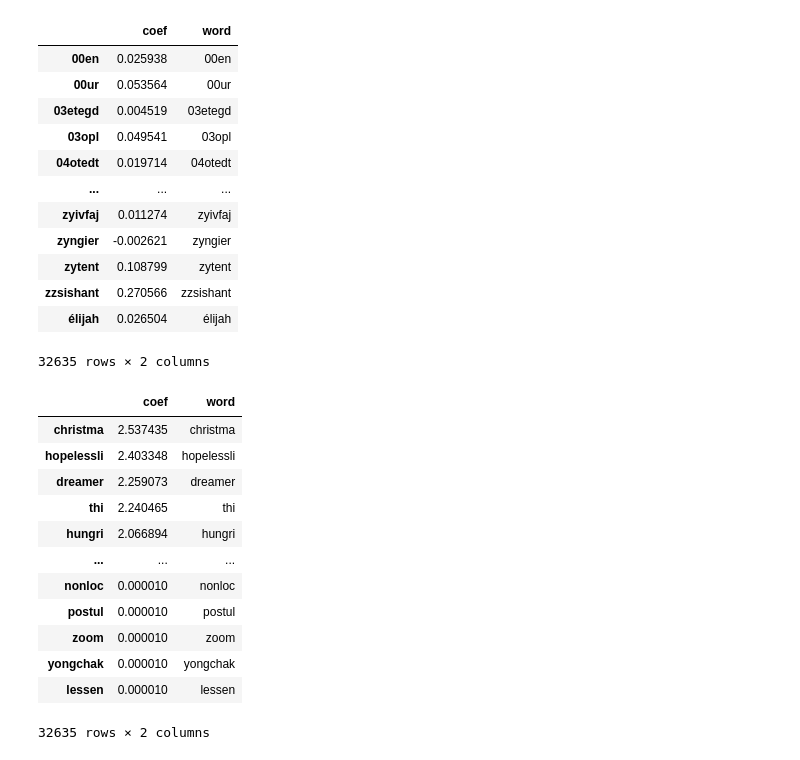
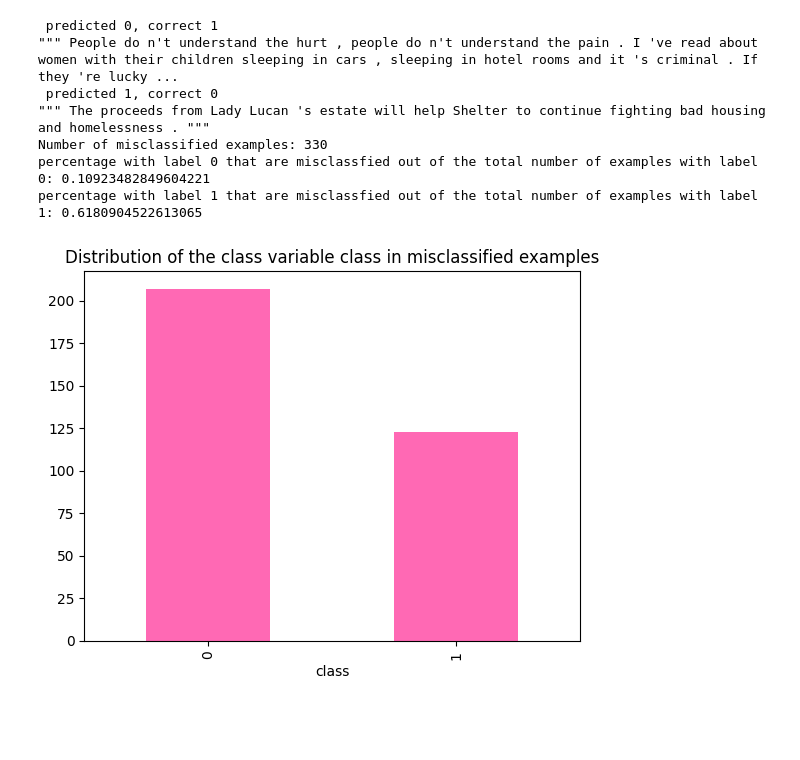
Before and after one commit to Devesh251298/NLPClassification_41, a Jupyter notebook: Simple_Baseline_Models.ipynb, the cells around one changed output. Saved outputs shown, nothing was run; the diff lists cells and outputs as text; code cells hidden in the pictures; blank space fills up the shorter version.

```diff
--- a/Simple_Baseline_Models.ipynb
+++ b/Simple_Baseline_Models.ipynb
@@ -149,17 +120,0 @@ F1 score: 0.3130434782608696
-# %%
-
-coef_df
-# %% [output]
-|  | coef | word |
-| 00en | 0.025938 | 00en |
-| 00ur | 0.053564 | 00ur |
-| 03etegd | 0.004519 | 03etegd |
-| 03opl | 0.049541 | 03opl |
-| 04otedt | 0.019714 | 04otedt |
-| ... | ... | ... |
-| zyivfaj | 0.011274 | zyivfaj |
-| zyngier | -0.002621 | zyngier |
-| zytent | 0.108799 | zytent |
-| zzsishant | 0.270566 | zzsishant |
-| élijah | 0.026504 | élijah |
-32635 rows × 2 columns
@@ -171,16 +121,35 @@ coef_df = coef_df.sort_values(by='coef', ascending=False)
-# %%
-coef_df
-# %% [output]
-|  | coef | word |
-| christma | 2.537435 | christma |
-| hopelessli | 2.403348 | hopelessli |
-| dreamer | 2.259073 | dreamer |
-| thi | 2.240465 | thi |
-| hungri | 2.066894 | hungri |
-| ... | ... | ... |
-| nonloc | 0.000010 | nonloc |
-| postul | 0.000010 | postul |
-| zoom | 0.000010 | zoom |
-| yongchak | 0.000010 | yongchak |
-| lessen | 0.000010 | lessen |
-32635 rows × 2 columns
+# %%
+
+
+misclassified = probs_df[probs_df['misclassified'] == 1]
+# get examples of misclassified text, where the model predicted class 0 but the true label is class 1
+misclassified_pred_0 = misclassified[misclassified['prediction'] == 0].head(10)
+# get examples of misclassified text, where the model predicted class 1 but the true label is class 0
+misclassified_pred_1 = misclassified[misclassified['prediction'] == 1].head(10)
+
+
+# get random text example from misclassified_pred_0
+print(" predicted 0, correct 1")
+print(misclassified_pred_0['text'].sample(1).values[0])
+# get random text example from misclassified_pred_1
+print(" predicted 1, correct 0")
+print(misclassified_pred_1['text'].sample(1).values[0])
+
+
+# plot the labels in the misclassified examples
+misclassified['label'].value_counts().plot(kind='bar', color = 'hotpink')
+plt.title('Distribution of the class variable class in misclassified examples')
+plt.xlabel('class')
+
+print(f'Number of misclassified examples: {misclassified.shape[0]}')
+print(f'percentage with label 0 that are misclassfied out of the total number of examples with label 0: {misclassified[misclassified["label"] == 0].shape[0]/y_test[y_test == 0].shape[0]}')
+print(f'percentage with label 1 that are misclassfied out of the total number of examples with label 1: {misclassified[misclassified["label"] == 1].shape[0]/y_test[y_test == 1].shape[0]}')
+# %% [output]
+ predicted 0, correct 1
+""" People do n't understand the hurt , people do n't understand the pain . I 've read about women with their children sleeping in cars , sleeping in hotel rooms and it 's criminal . If they 're lucky ...
+ predicted 1, correct 0
+""" The proceeds from Lady Lucan 's estate will help Shelter to continue fighting bad housing and homelessness . """
+Number of misclassified examples: 330
+percentage with label 0 that are misclassfied out of the total number of examples with label 0: 0.10923482849604221
+percentage with label 1 that are misclassfied out of the total number of examples with label 1: 0.6180904522613065
+[figure, added]
```
Also changed, not shown: parts of 5 cells of this notebook.
